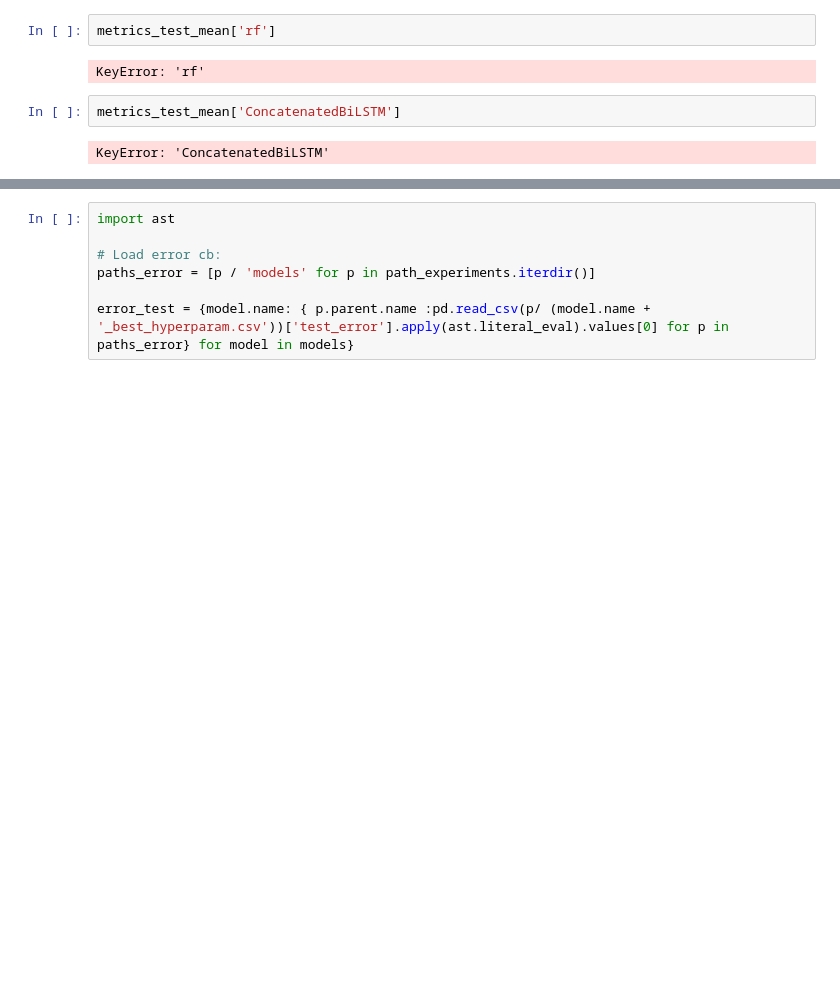
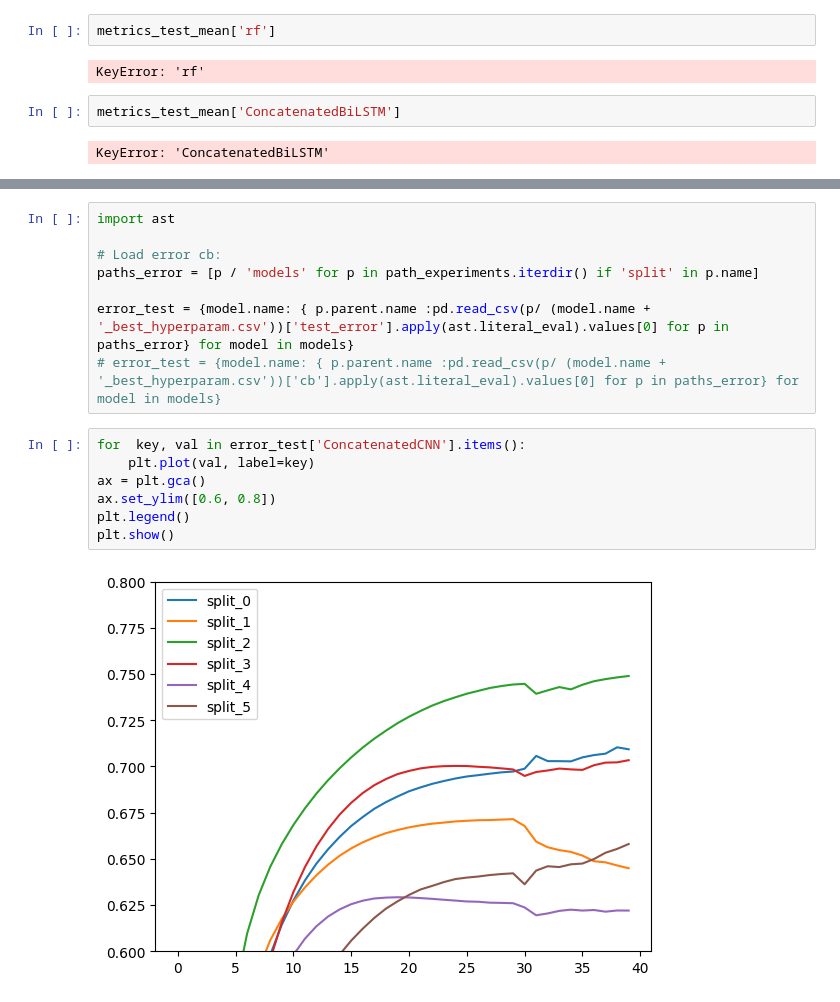
Before and after one commit to Kissyfur/pigment-retrieval-from-olci, a Jupyter notebook: notebooks/visualize_metrics/Metrics.ipynb, the cells around one changed output, grey strips where cells are left out. Saved outputs shown, nothing was run; the diff lists cells and outputs as text; blank space fills up the shorter version.

```diff
--- a/notebooks/visualize_metrics/Metrics.ipynb
+++ b/notebooks/visualize_metrics/Metrics.ipynb
@@ -117,6 +308,16 @@ metrics_test_mean['ConcatenatedCNN']
 import ast
 
 # Load error cb:
-paths_error = [p / 'models' for p in path_experiments.iterdir()]
+paths_error = [p / 'models' for p in path_experiments.iterdir() if 'split' in p.name]
 
 error_test = {model.name: { p.parent.name :pd.read_csv(p/ (model.name + '_best_hyperparam.csv'))['test_error'].apply(ast.literal_eval).values[0] for p in paths_error} for model in models}
+# error_test = {model.name: { p.parent.name :pd.read_csv(p/ (model.name + '_best_hyperparam.csv'))['cb'].apply(ast.literal_eval).values[0] for p in paths_error} for model in models}
+# %%
+for  key, val in error_test['ConcatenatedCNN'].items():
+    plt.plot(val, label=key)
+ax = plt.gca()
+ax.set_ylim([0.6, 0.8])
+plt.legend()
+plt.show()
+# %% [output]
+[figure, added]
```
Also changed, not shown: parts of 39 cells of this notebook, 31 other files.
